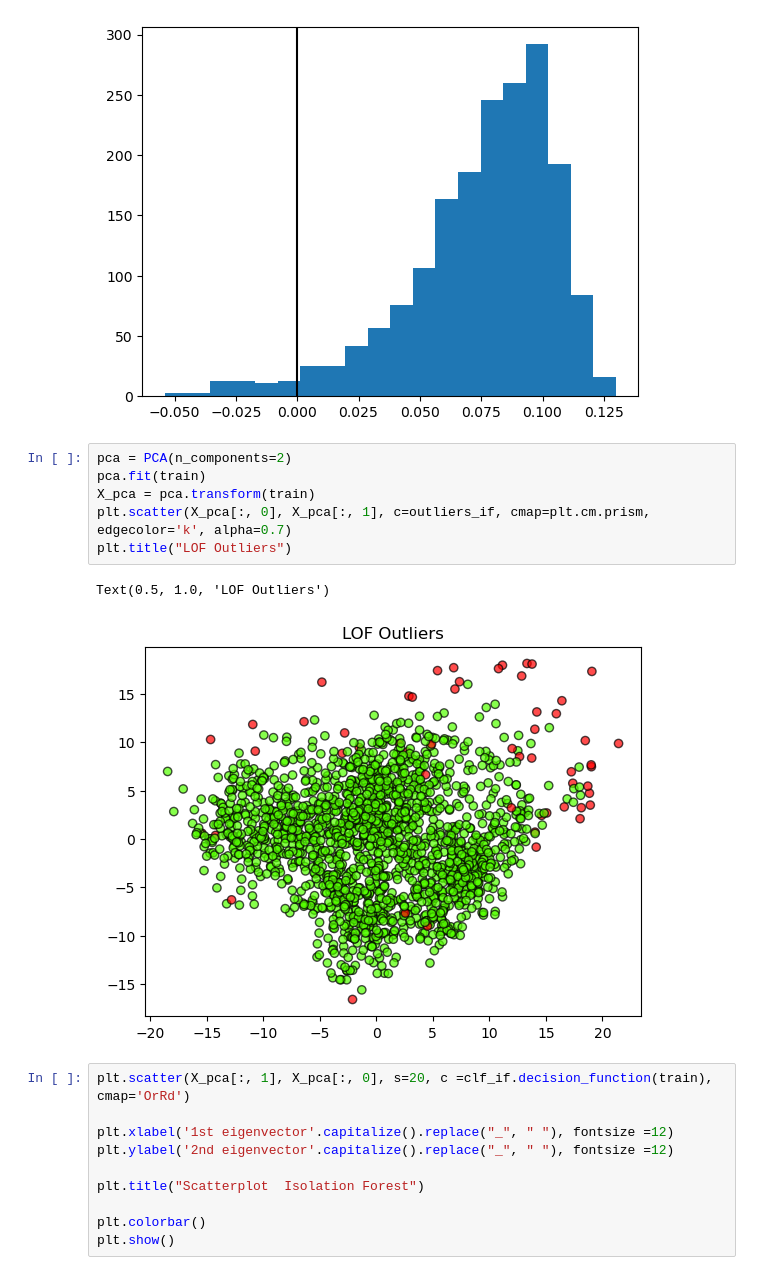
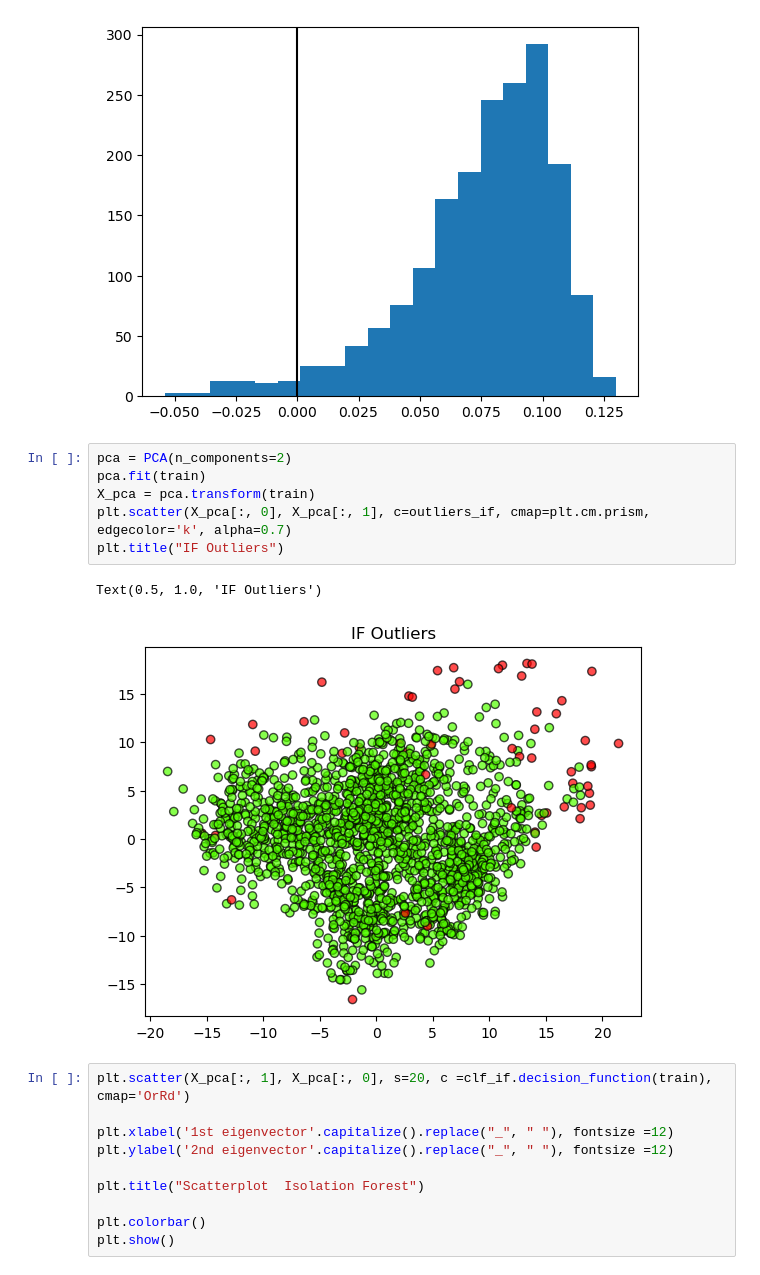
Before and after one commit to Diabelny/Data-Mining-2, a Jupyter notebook: Task1_OutlierDetection/OutDet.ipynb, the cells around one changed output. Drawn from its saved outputs; the diff is of its cells as text.

```diff
--- a/Task1_OutlierDetection/OutDet.ipynb
+++ b/Task1_OutlierDetection/OutDet.ipynb
@@ -1087,12 +1087,12 @@ plt.show()
 # %%
 pca = PCA(n_components=2)
 pca.fit(train)
 X_pca = pca.transform(train)
 plt.scatter(X_pca[:, 0], X_pca[:, 1], c=outliers_if, cmap=plt.cm.prism, edgecolor='k', alpha=0.7)
-plt.title("LOF Outliers")
+plt.title("IF Outliers")
 # %% [output]
-Text(0.5, 1.0, 'LOF Outliers')
+Text(0.5, 1.0, 'IF Outliers')
-[figure, old version]
+[figure, new version]
 # %%
 plt.scatter(X_pca[:, 1], X_pca[:, 0], s=20, c =clf_if.decision_function(train), cmap='OrRd')
 
```
Also changed, not shown: parts of 3 cells of this notebook.
